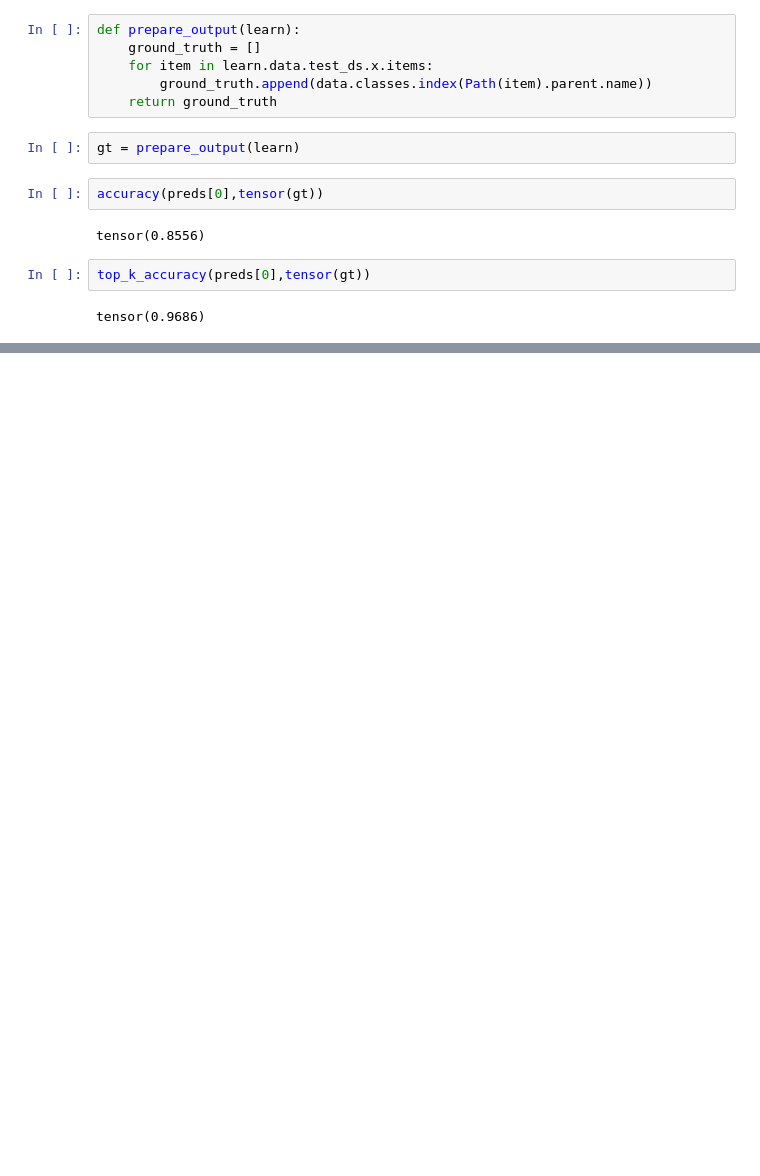
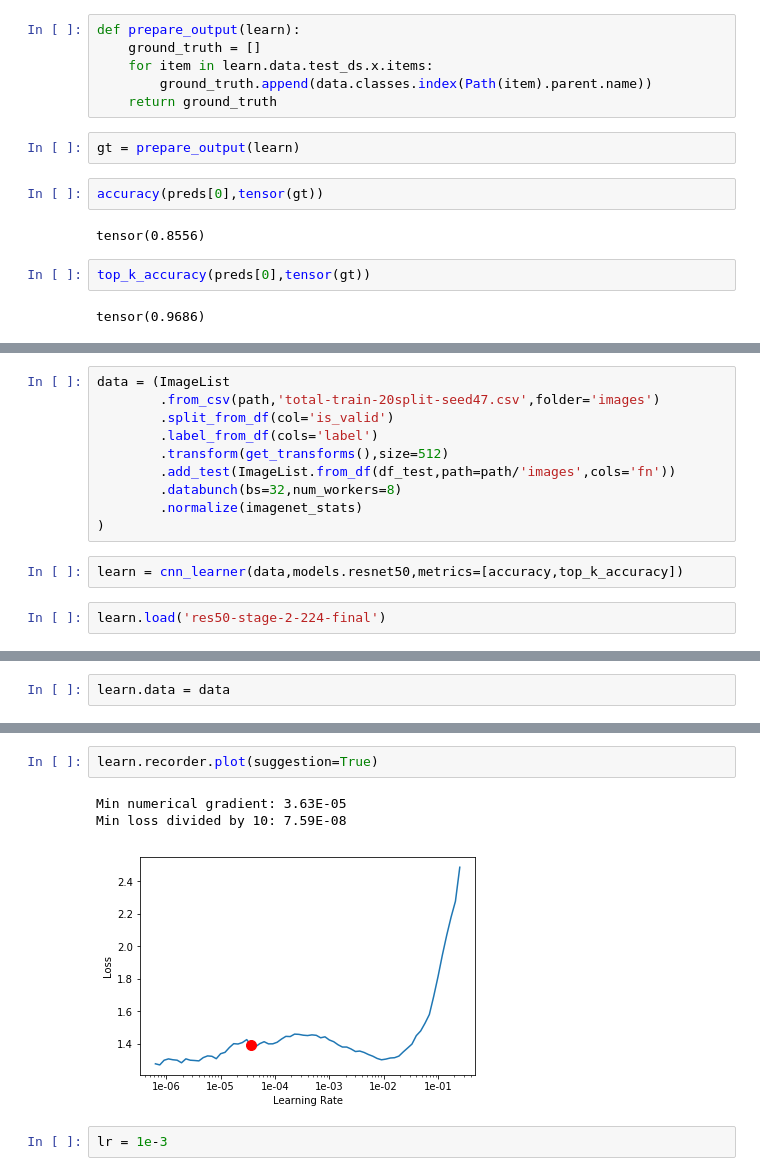
Before and after one commit to heye0507/dl_related, a Jupyter notebook: fellowship/Food-101-Res50-final.ipynb, the cells around one changed output, grey strips where cells are left out. Cells and saved outputs as stored; diff of their text form; blank space fills up the shorter version.

Commit message:
final model for food101,trained on 512 size image

```diff
--- a/fellowship/Food-101-Res50-final.ipynb
+++ b/fellowship/Food-101-Res50-final.ipynb
@@ -319,0 +286,14 @@ tensor(0.9686)
+# %%
+data = (ImageList
+        .from_csv(path,'total-train-20split-seed47.csv',folder='images')
+        .split_from_df(col='is_valid')
+        .label_from_df(cols='label')
+        .transform(get_transforms(),size=512)
+        .add_test(ImageList.from_df(df_test,path=path/'images',cols='fn'))
+        .databunch(bs=32,num_workers=8)
+        .normalize(imagenet_stats)
+)
+# %%
+learn = cnn_learner(data,models.resnet50,metrics=[accuracy,top_k_accuracy])
+# %%
+learn.load('res50-stage-2-224-final')
@@ -319,0 +318,2 @@ tensor(0.9686)
+# %%
+learn.data = data
@@ -319,0 +327,8 @@ tensor(0.9686)
+# %%
+learn.recorder.plot(suggestion=True)
+# %% [output]
+Min numerical gradient: 3.63E-05
+Min loss divided by 10: 7.59E-08
+[figure, added]
+# %%
+lr = 1e-3
```
Also changed, not shown: parts of 24 cells of this notebook.
